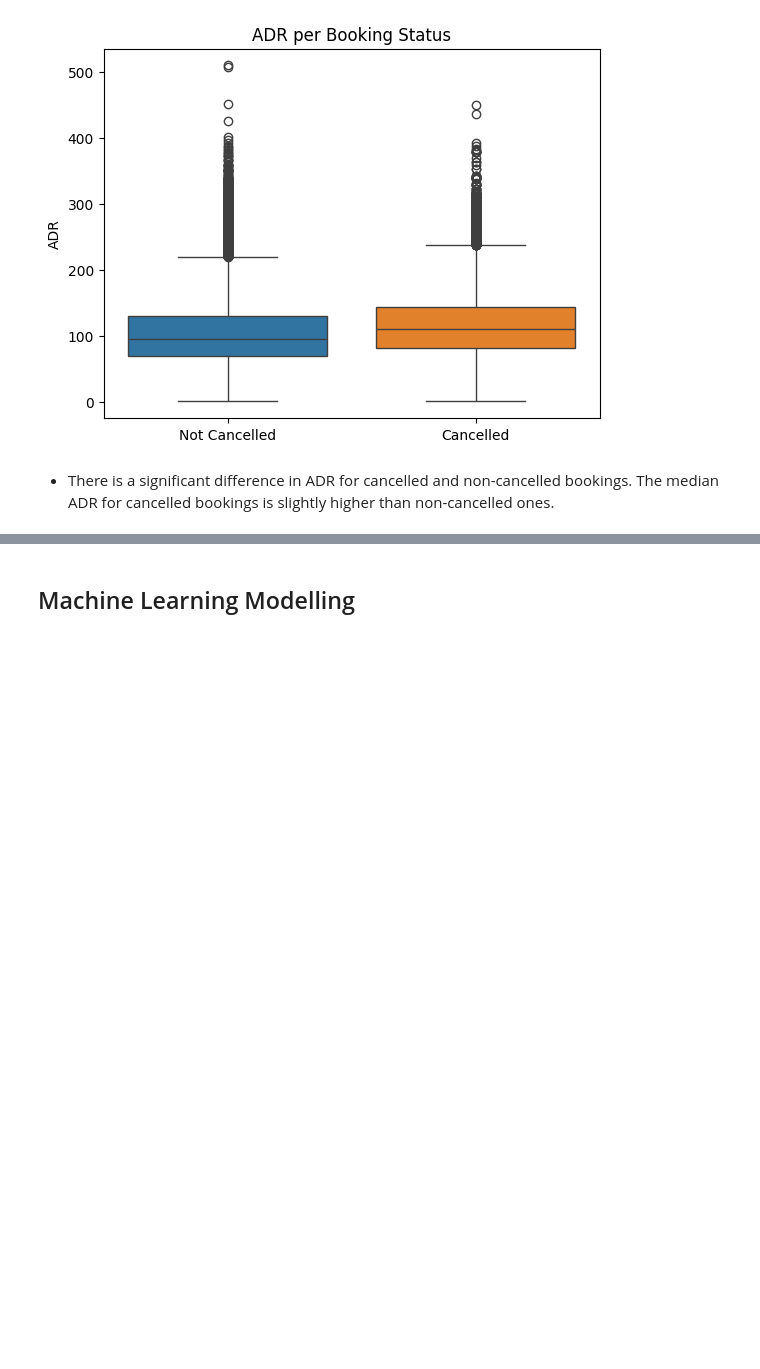
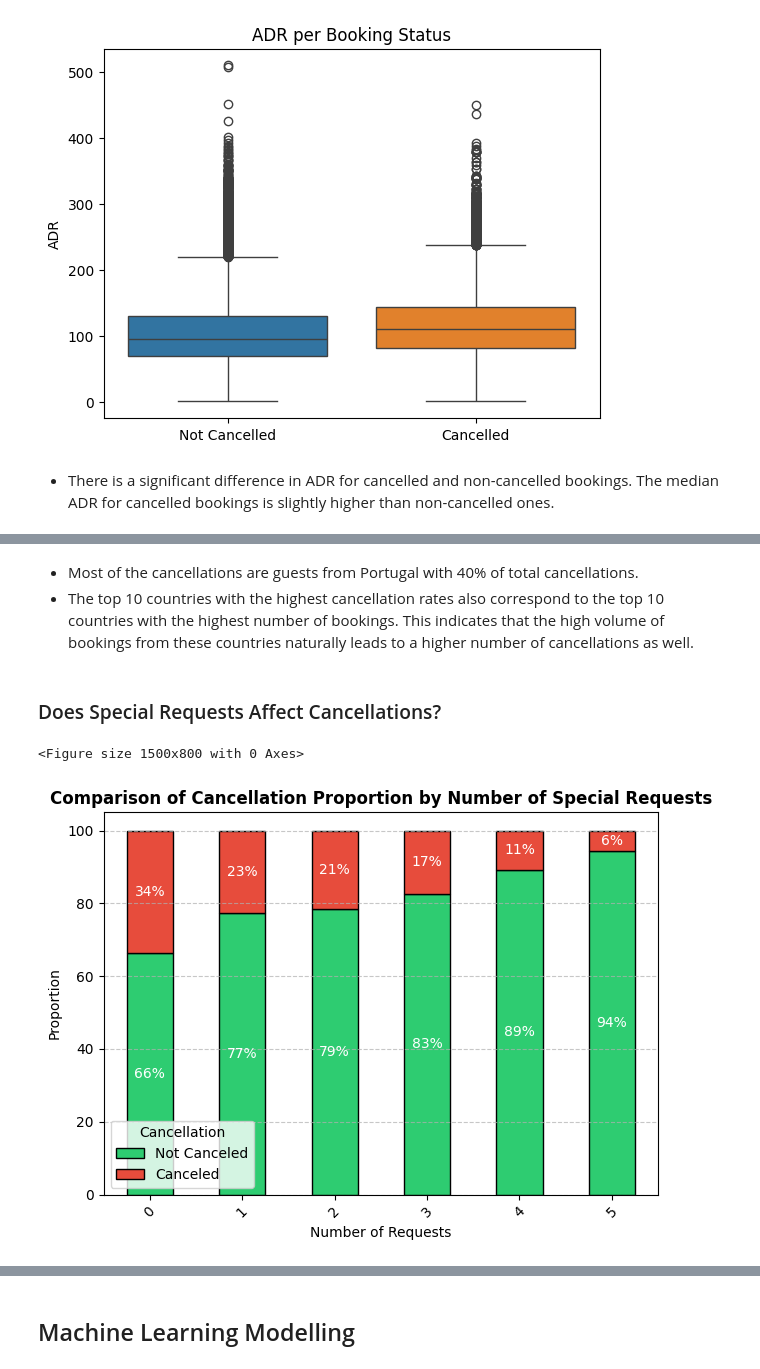
Before and after one commit to PurwadhikaDev/GammaGroup_DTI_02_FinalProject, a Jupyter notebook: Final_Project_Gamma_Team_Hotel_Booking_Demand_2_0.ipynb, the cells around one changed output, grey strips where cells are left out. Cells and saved outputs as stored; diff of their text form; code cells hidden in the pictures; blank space fills up the shorter version.

```diff
--- a/Final_Project_Gamma_Team_Hotel_Booking_Demand_2_0.ipynb
+++ b/Final_Project_Gamma_Team_Hotel_Booking_Demand_2_0.ipynb
@@ -1176,0 +1206,26 @@ plt.show()
+# %% [markdown]
+- Most of the cancellations are guests from Portugal with 40% of total cancellations.
+- The top 10 countries with the highest cancellation rates also correspond to the top 10 countries with the highest number of bookings. This indicates that the high volume of bookings from these countries naturally leads to a higher number of cancellations as well.
+# %% [markdown]
+### Does Special Requests Affect Cancellations?
+# %%
+plt.figure(figsize=(15,8))
+request_cancel = pd.crosstab(df['total_of_special_requests'], df['is_canceled'], normalize=0)*100
+
+ax = request_cancel.plot(kind='bar', stacked=True, color=['#2ecc71', '#e74c3c'], edgecolor='black')
+
+for container in ax.containers:
+    ax.bar_label(container, fmt="%.f%%", label_type='center', color='white',fontweight='medium')
+
+plt.legend(title='Cancellation', labels=['Not Canceled', 'Canceled'])
+plt.title('Comparison of Cancellation Proportion by Number of Special Requests', fontweight='bold')
+plt.xlabel('Number of Requests')
+plt.ylabel('Proportion')
+plt.xticks(rotation=45)
+plt.yticks()
+plt.grid(axis='y', linestyle='--', alpha=0.7)
+plt.tight_layout()
+plt.show()
+# %% [output]
+<Figure size 1500x800 with 0 Axes>
+[figure, added]
```
Also changed, not shown: parts of 28 cells of this notebook.
